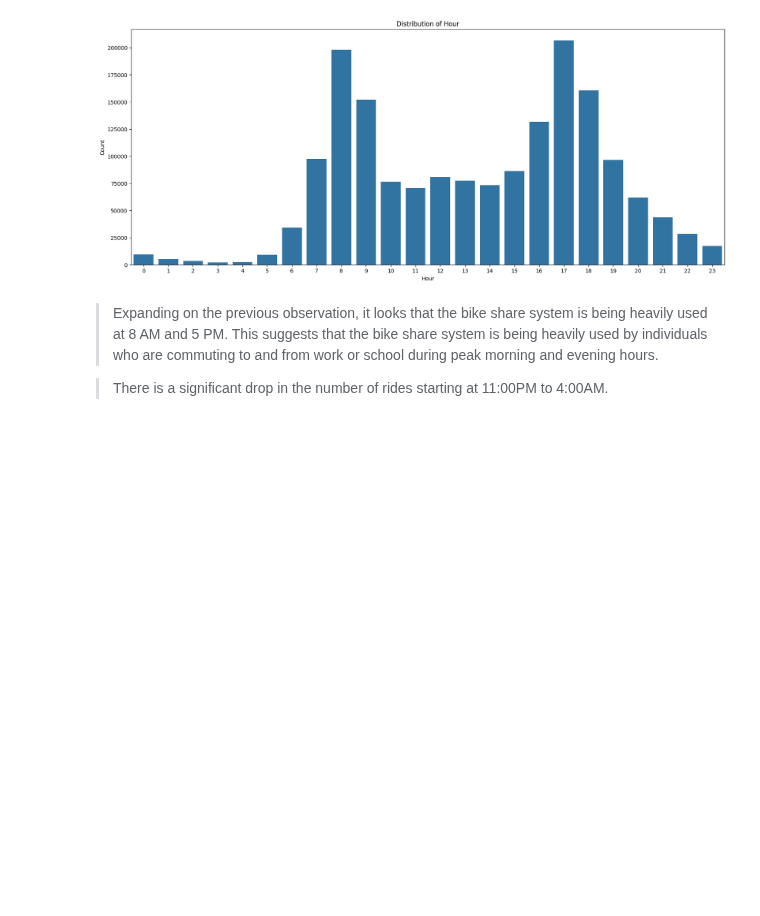
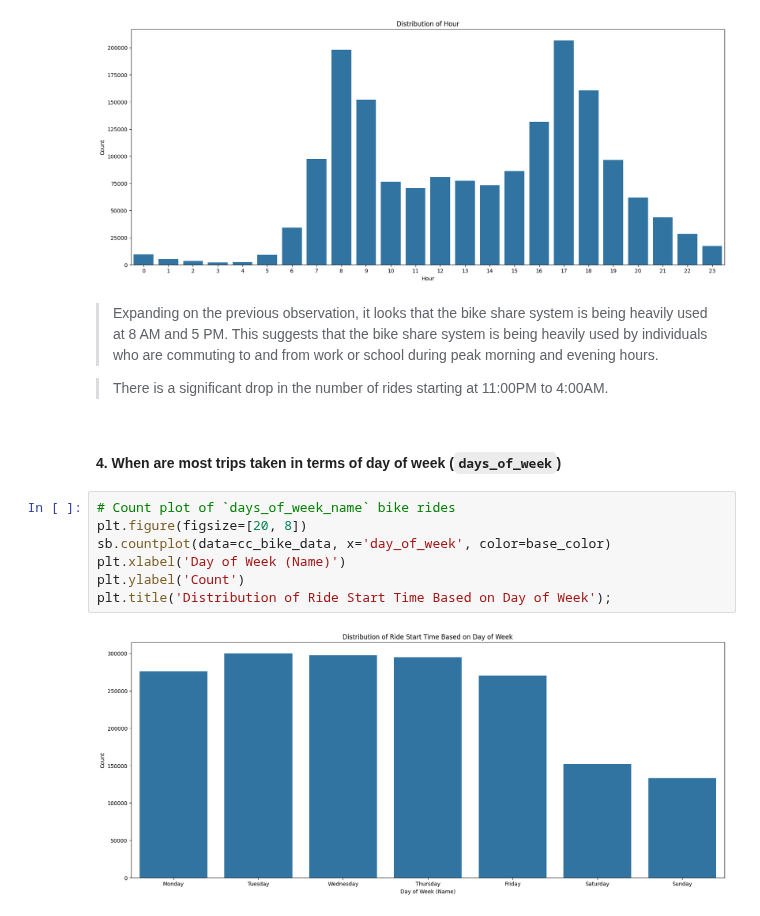
Before and after one commit to kisyular/data-visualization-project, a Jupyter notebook: Part_I_exploration.ipynb, the cells around one changed output. Drawn from its saved outputs; the diff is of its cells as text; blank space fills up the shorter version.

Commit message:
FEAT: UNIVARARIATE EXPLORATION: CODE FOR TRIPS DURING THE DAY OF THE WEEK

```diff
--- a/Part_I_exploration.ipynb
+++ b/Part_I_exploration.ipynb
@@ -790,3 +790,14 @@ plot_countplot('hour', 'Distribution of Hour', 'Hour')
 > Expanding on the previous observation, it looks that the bike share system is being heavily used at 8 AM and 5 PM. This suggests that the bike share system is being heavily used by individuals who are commuting to and from work or school during peak morning and evening hours.
 
 > There is a significant drop in the number of rides starting at 11:00PM to 4:00AM.
+# %% [markdown]
+#### 4. When are most trips taken in terms of day of week (`days_of_week`)
+# %%
+# Count plot of `days_of_week_name` bike rides
+plt.figure(figsize=[20, 8])
+sb.countplot(data=cc_bike_data, x='day_of_week', color=base_color)
+plt.xlabel('Day of Week (Name)')
+plt.ylabel('Count')
+plt.title('Distribution of Ride Start Time Based on Day of Week');
+# %% [output]
+[figure, added]
```
Also changed, not shown: parts of 1 cell of this notebook.
